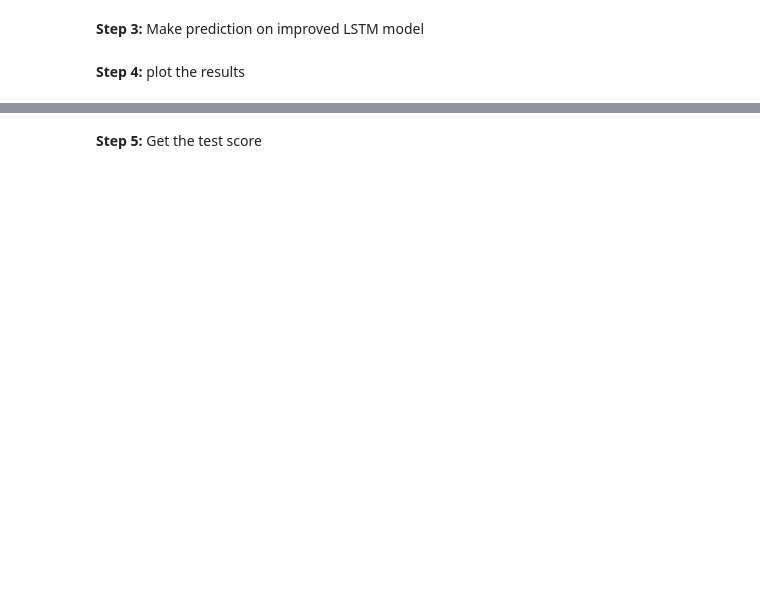
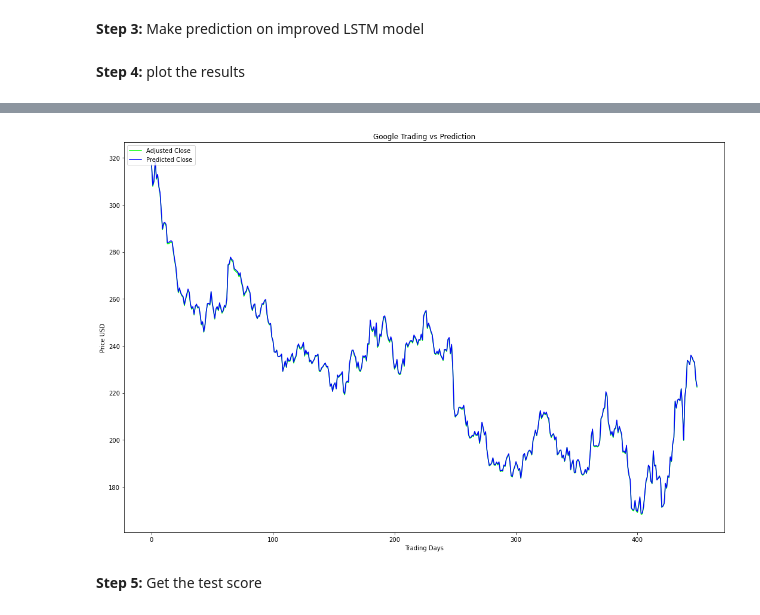
Before and after one commit to figo2127/QuantPort_Leveraged, a Jupyter notebook: Stock_Price_Predictor.ipynb, the cells around one changed output, grey strips where cells are left out. Cells and saved outputs as stored; diff of their text form; code cells hidden in the pictures; blank space fills up the shorter version.

```diff
--- a/Stock_Price_Predictor.ipynb
+++ b/Stock_Price_Predictor.ipynb
@@ -402,7 +396,7 @@ print('Test Score: %.8f MSE (%.8f RMSE)' % (testScore, math.sqrt(testScore)))
 # %%
 # Set up hyperparameters
 batch_size = 100
-epochs = 10
+epochs = 50
 
 # build improved lstm model
 model = lstm.build_improved_model( X_train.shape[-1],output_dim = unroll_length, return_sequences=True)
@@ -454,3 +459,11 @@ plt.plot(predictions)
+# %%
+predictions = sc_Y.inverse_transform(predictions)
+flatten_prediction = (predictions + 1).flatten()
+predicted_close = np.multiply(flatten_prediction,  y_test_close_base)
+# %%
+vs.plot_lstm_prediction(predicted_close, y_test_close_base)
+# %% [output]
+[figure, added]
 # %% [markdown]
 **Step 5:** Get the test score
 # %%
```
Also changed, not shown: parts of 33 cells of this notebook, 8 other files.
